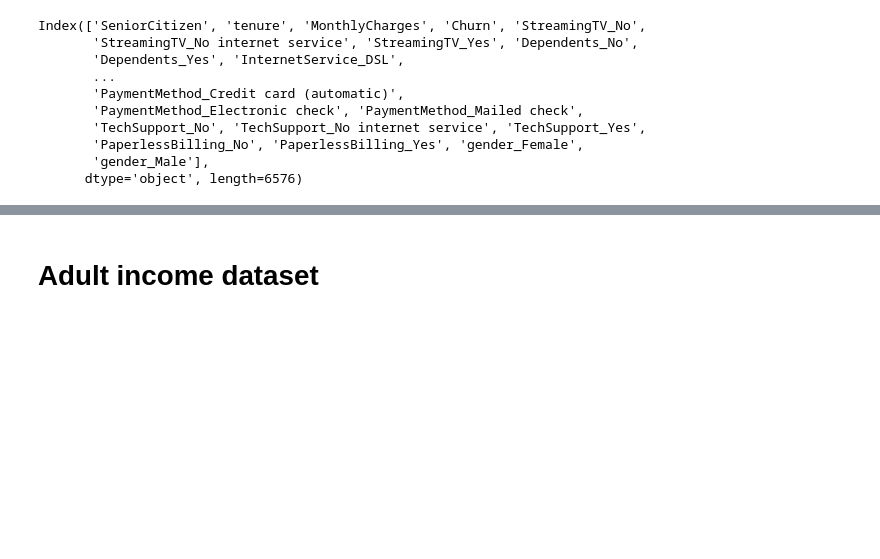
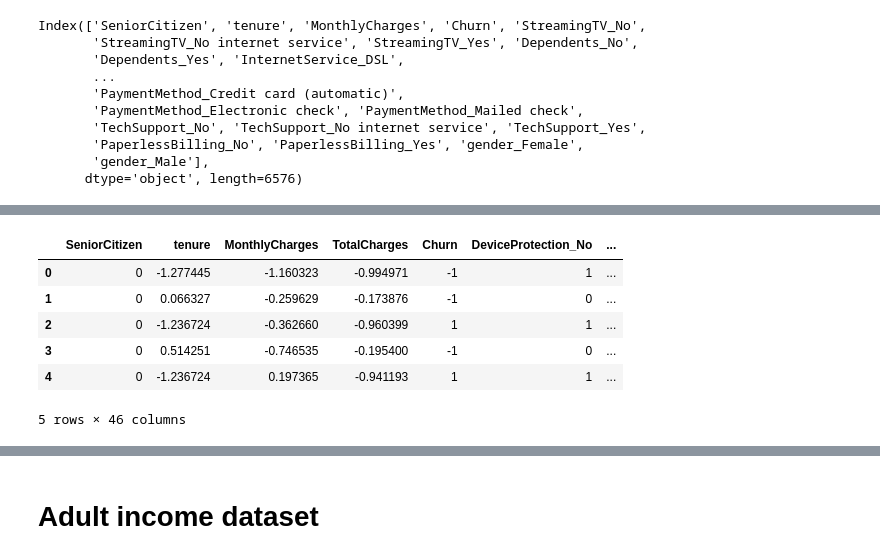
Before and after one commit to AJAkil/ML-Sessional, a Jupyter notebook: Assignment-1/exp.ipynb, the cells around one changed output, grey strips where cells are left out. Drawn from its saved outputs; the diff is of its cells as text; code cells hidden in the pictures; blank space fills up the shorter version.

```diff
--- a/Assignment-1/exp.ipynb
+++ b/Assignment-1/exp.ipynb
@@ -507,8 +508,10 @@ def preprocess_churn_data(df, label):
     df.drop('customerID', axis=1, inplace=True)
 
     # converting the labels(y) to numeric labels
+    print(df.head())
     label_encoder = preprocessing.LabelEncoder()
     df[label] = label_encoder.fit_transform(df[label])
+    print(df.head())
 
     print("\nMissing values :  ", df.isnull().sum().values.sum())
 
@@ -554,6 +557,12 @@ def preprocess_churn_data(df, label):
         print(col)
         df[col] = StandardScaler().fit_transform(df[[col]])
 
+
+    # changing the lables from 0,1 to -1,1
+    df[label] = df[label].replace([0],-1)
+
+    df.reset_index(inplace = True, drop = True)
+
     return df
 # %%
 df = pd.read_csv('./data/cust_churn.csv')
@@ -561,0 +589,10 @@ df = preprocess_churn_data(df, 'Churn')
+# %%
+df.head()
+# %% [output]
+|  | SeniorCitizen | tenure | MonthlyCharges | TotalCharges | Churn | DeviceProtection_No | ... |
+| 0 | 0 | -1.277445 | -1.160323 | -0.994971 | -1 | 1 | ... |
+| 1 | 0 | 0.066327 | -0.259629 | -0.173876 | -1 | 0 | ... |
+| 2 | 0 | -1.236724 | -0.362660 | -0.960399 | 1 | 1 | ... |
+| 3 | 0 | 0.514251 | -0.746535 | -0.195400 | -1 | 0 | ... |
+| 4 | 0 | -1.236724 | 0.197365 | -0.941193 | 1 | 1 | ... |
+5 rows × 46 columns
```
Also changed, not shown: parts of 15 cells of this notebook.
